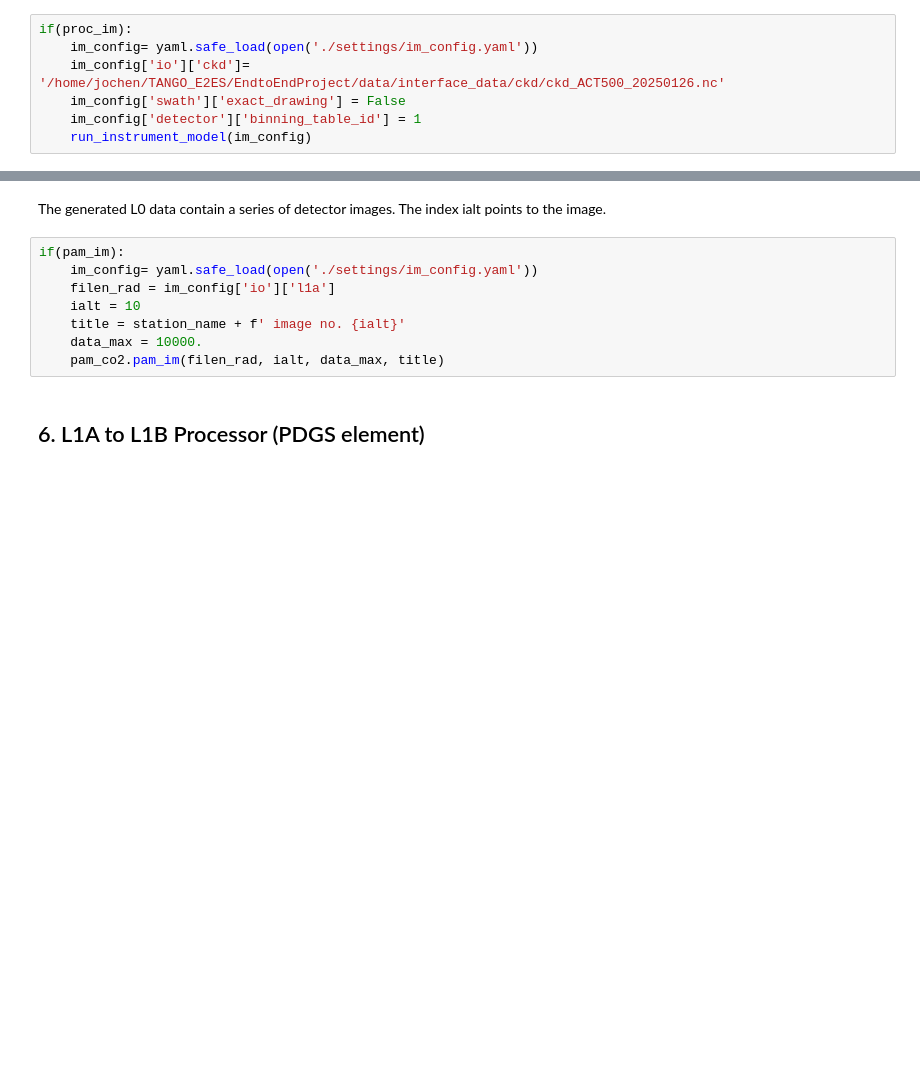
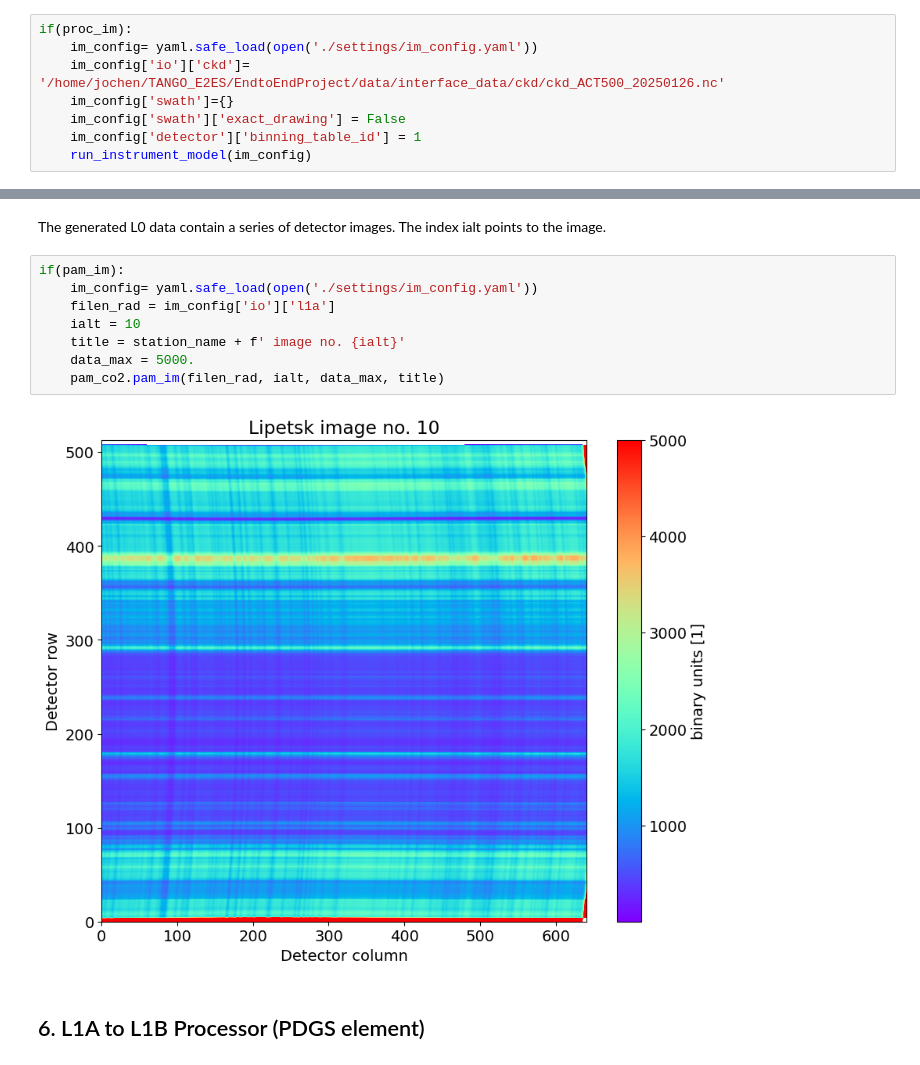
Before and after one commit to undomained/teds, a Jupyter notebook: examples/exp1_full_chain/exp1.0_full_chain_baseline_drawing.ipynb, the cells around one changed output, grey strips where cells are left out. Cells and saved outputs as stored; diff of their text form; blank space fills up the shorter version.

```diff
--- a/examples/exp1_full_chain/exp1.0_full_chain_baseline_drawing.ipynb
+++ b/examples/exp1_full_chain/exp1.0_full_chain_baseline_drawing.ipynb
@@ -150,6 +192,7 @@ The instrument model uses instrument Calibration Key Data to simulate instrument
 if(proc_im):
     im_config= yaml.safe_load(open('./settings/im_config.yaml'))
     im_config['io']['ckd']= '/home/jochen/TANGO_E2ES/EndtoEndProject/data/interface_data/ckd/ckd_ACT500_20250126.nc'
+    im_config['swath']={}
     im_config['swath']['exact_drawing'] = False
     im_config['detector']['binning_table_id'] = 1
     run_instrument_model(im_config)
@@ -160,11 +242,13 @@ The generated L0 data contain a series of detector images. The index ialt points
 # %%
 if(pam_im):
     im_config= yaml.safe_load(open('./settings/im_config.yaml'))
     filen_rad = im_config['io']['l1a']
     ialt = 10
     title = station_name + f' image no. {ialt}'
-    data_max = 10000.
+    data_max = 5000.
     pam_co2.pam_im(filen_rad, ialt, data_max, title)
+# %% [output]
+[figure, added]
 # %% [markdown]
 ## 6. L1A to L1B Processor (PDGS element)
 # %% [markdown]
```
Also changed, not shown: parts of 13 cells of this notebook, 1 other file.
